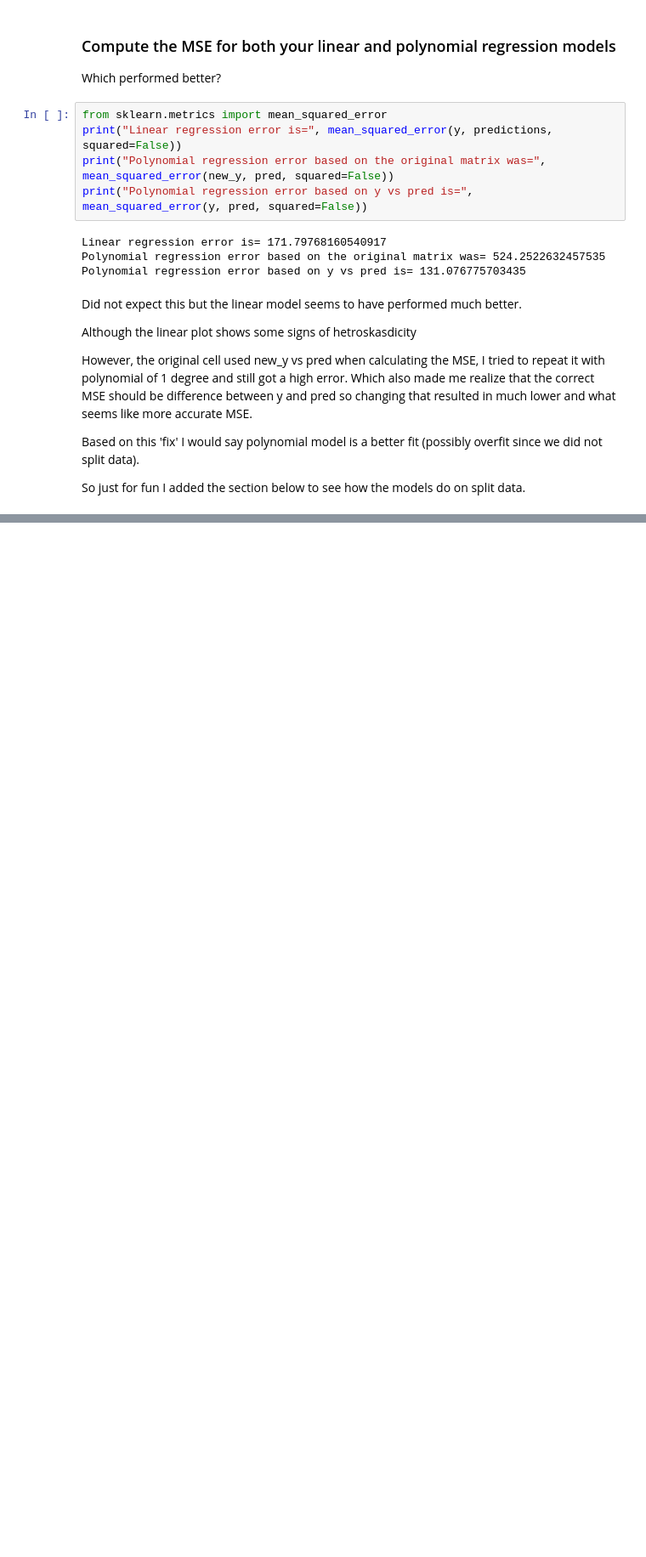
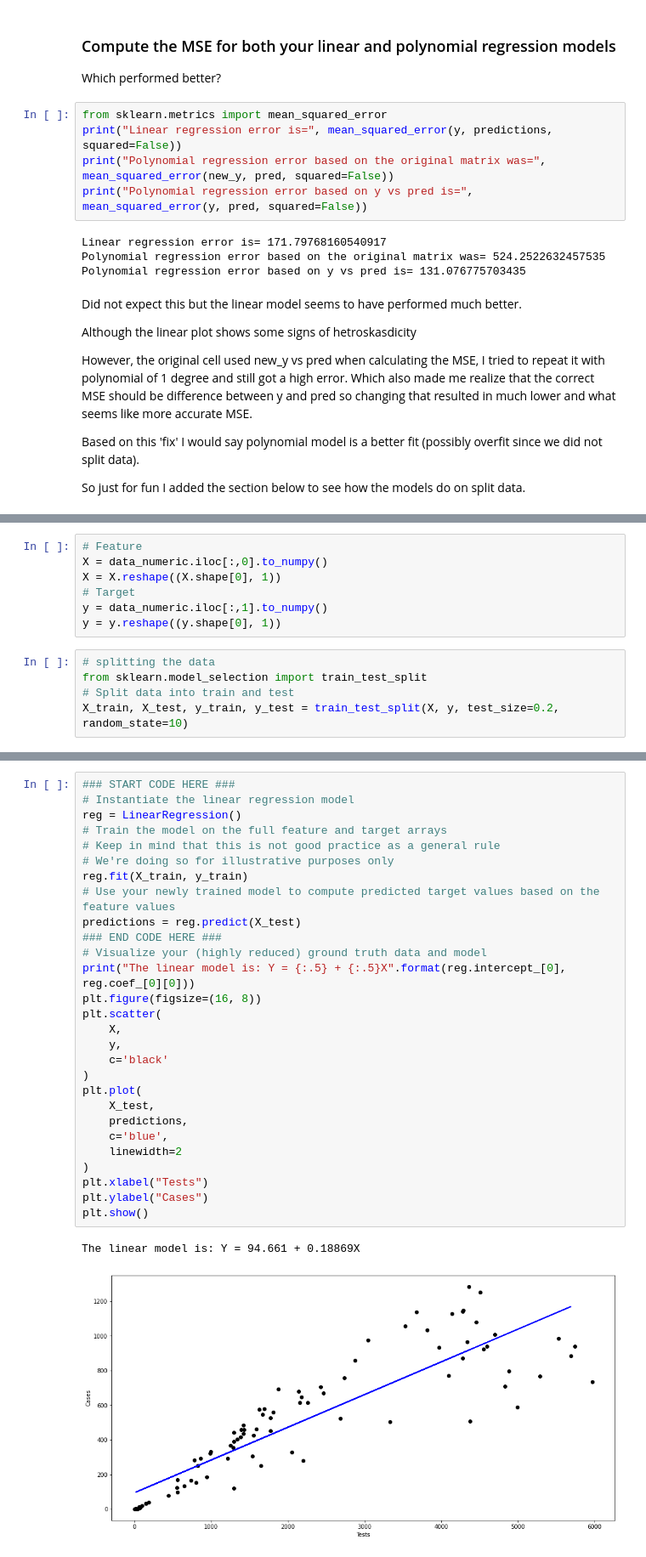
Before and after one commit to taimur1871/covid_spread, a Jupyter notebook: Rana_COVID_19_Predictions_for_Chicago.ipynb, the cells around one changed output, grey strips where cells are left out. Shown at 85% size. Cells and saved outputs as stored; diff of their text form; blank space fills up the shorter version.

```diff
--- a/Rana_COVID_19_Predictions_for_Chicago.ipynb
+++ b/Rana_COVID_19_Predictions_for_Chicago.ipynb
@@ -334,0 +339,12 @@ So just for fun I added the section below to see how the models do on split data
+# %%
+# Feature
+X = data_numeric.iloc[:,0].to_numpy()
+X = X.reshape((X.shape[0], 1))
+# Target
+y = data_numeric.iloc[:,1].to_numpy()
+y = y.reshape((y.shape[0], 1))
+# %%
+# splitting the data
+from sklearn.model_selection import train_test_split
+# Split data into train and test
+X_train, X_test, y_train, y_test = train_test_split(X, y, test_size=0.2, random_state=10)
@@ -334,0 +355,31 @@ So just for fun I added the section below to see how the models do on split data
+# %%
+### START CODE HERE ###
+# Instantiate the linear regression model
+reg = LinearRegression()
+# Train the model on the full feature and target arrays
+# Keep in mind that this is not good practice as a general rule
+# We're doing so for illustrative purposes only
+reg.fit(X_train, y_train)
+# Use your newly trained model to compute predicted target values based on the feature values
+predictions = reg.predict(X_test)
+### END CODE HERE ###
+# Visualize your (highly reduced) ground truth data and model
+print("The linear model is: Y = {:.5} + {:.5}X".format(reg.intercept_[0], reg.coef_[0][0]))
+plt.figure(figsize=(16, 8))
+plt.scatter(
+    X,
+    y,
+    c='black'
+)
+plt.plot(
+    X_test,
+    predictions,
+    c='blue',
+    linewidth=2
+)
+plt.xlabel("Tests")
+plt.ylabel("Cases")
+plt.show()
+# %% [output]
+The linear model is: Y = 94.661 + 0.18869X
+[figure, added]
```
Also changed, not shown: parts of 7 cells of this notebook.
